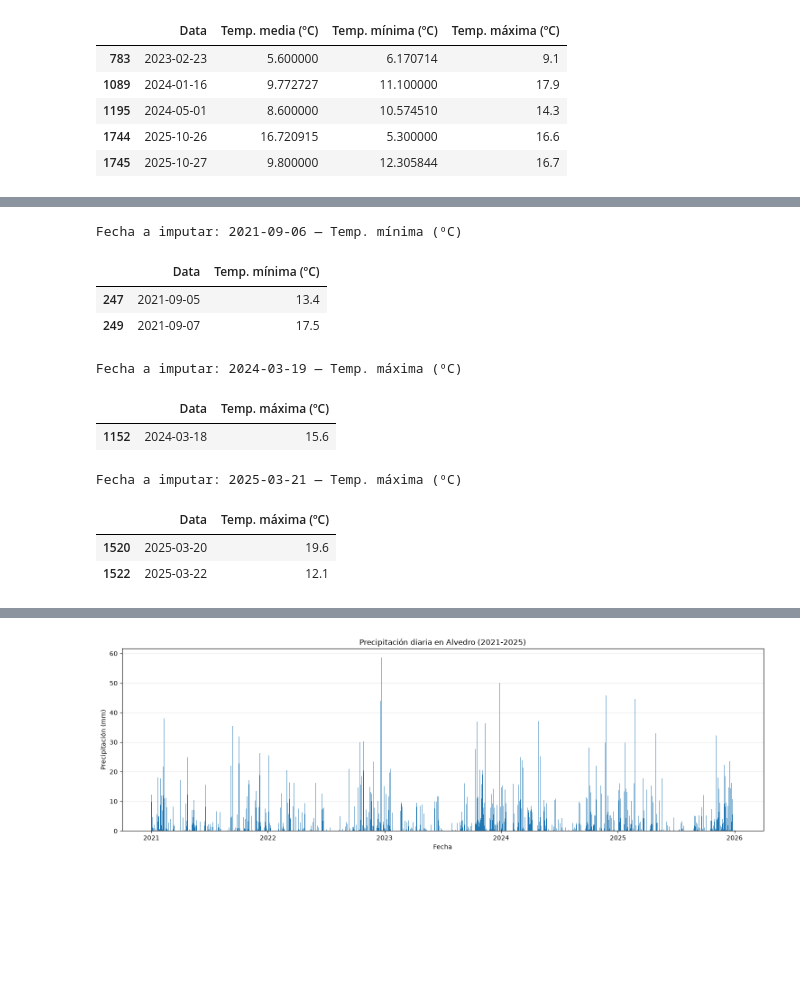
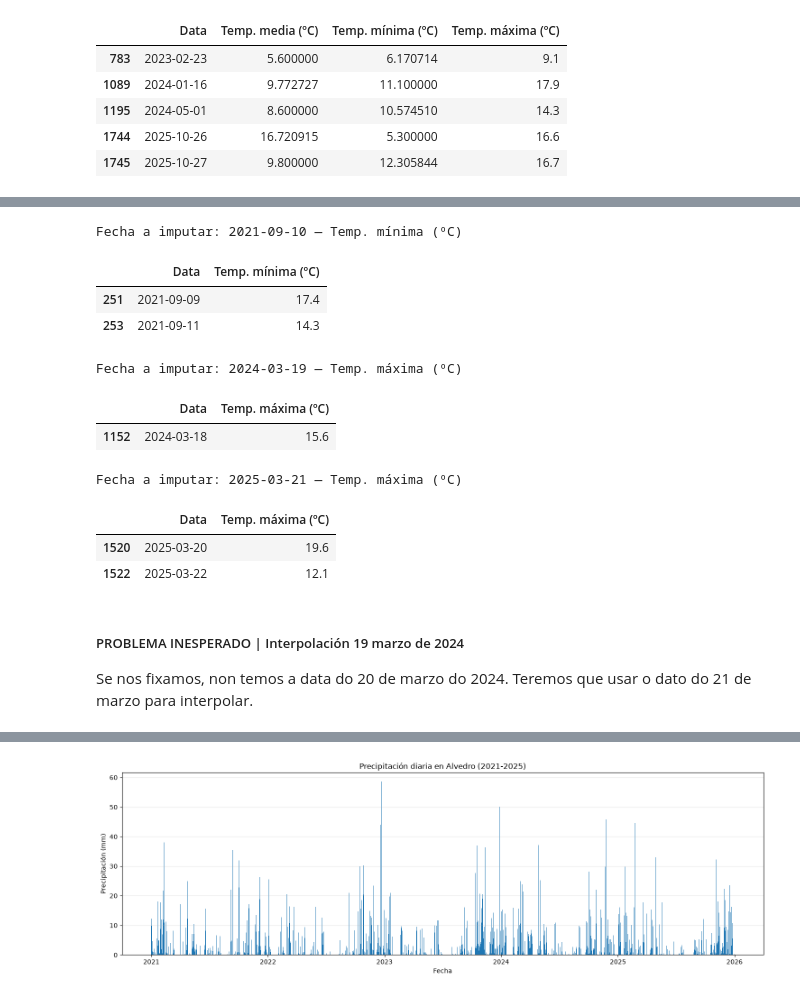
Before and after one commit to estevo97/analise_alvedro, a Jupyter notebook: alvedro_limpeza.ipynb, the cells around one changed output, grey strips where cells are left out. Saved outputs shown, nothing was run; the diff lists cells and outputs as text; code cells hidden in the pictures; blank space fills up the shorter version.

```diff
--- a/alvedro_limpeza.ipynb
+++ b/alvedro_limpeza.ipynb
@@ -711,28 +727,28 @@ display(outliers.round(2))
 # %%
 fechas_corregir = [
-    ("2021-09-06", "Temp. mínima (ºC)"),
+    ("2021-09-10", "Temp. mínima (ºC)"),
     ("2024-03-19", "Temp. máxima (ºC)"),
     ("2025-03-21", "Temp. máxima (ºC)")
 ]
 
 for fecha, columna in fechas_corregir:
     fecha = pd.Timestamp(fecha)
 
     vecinos = df.loc[
         df["Data"].isin([
             fecha - pd.Timedelta(days=1),
             fecha + pd.Timedelta(days=1)
         ]),
         ["Data", columna]
     ].sort_values("Data")
 
     print(f"\nFecha a imputar: {fecha.date()} — {columna}")
     display(vecinos)
 # %% [output]
-Fecha a imputar: 2021-09-06 — Temp. mínima (ºC)
+Fecha a imputar: 2021-09-10 — Temp. mínima (ºC)
 |  | Data | Temp. mínima (ºC) |
-| 247 | 2021-09-05 | 13.4 |
-| 249 | 2021-09-07 | 17.5 |
+| 251 | 2021-09-09 | 17.4 |
+| 253 | 2021-09-11 | 14.3 |
 Fecha a imputar: 2024-03-19 — Temp. máxima (ºC)
 |  | Data | Temp. máxima (ºC) |
 | 1152 | 2024-03-18 | 15.6 |
@@ -740,6 +756,10 @@ Fecha a imputar: 2025-03-21 — Temp. máxima (ºC)
 |  | Data | Temp. máxima (ºC) |
 | 1520 | 2025-03-20 | 19.6 |
 | 1522 | 2025-03-22 | 12.1 |
+# %% [markdown]
+##### PROBLEMA INESPERADO | Interpolación 19 marzo de 2024
+
+Se nos fixamos, non temos a data do 20 de marzo do 2024. Teremos que usar o dato do 21 de marzo para interpolar.
 # %%
 fecha = pd.Timestamp("2024-03-19")
 
```
Also changed, not shown: parts of 20 cells of this notebook, 3 other files.
